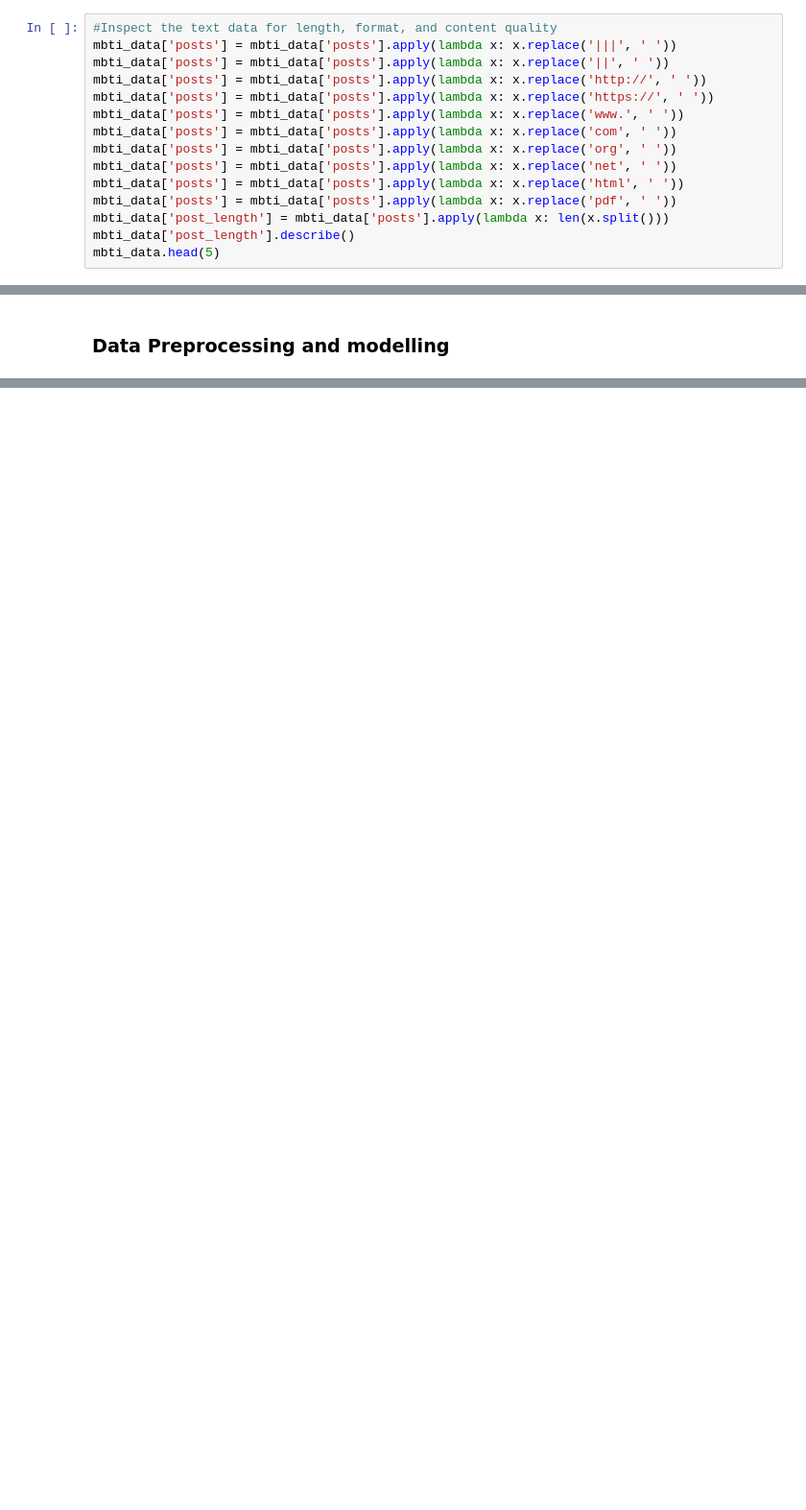
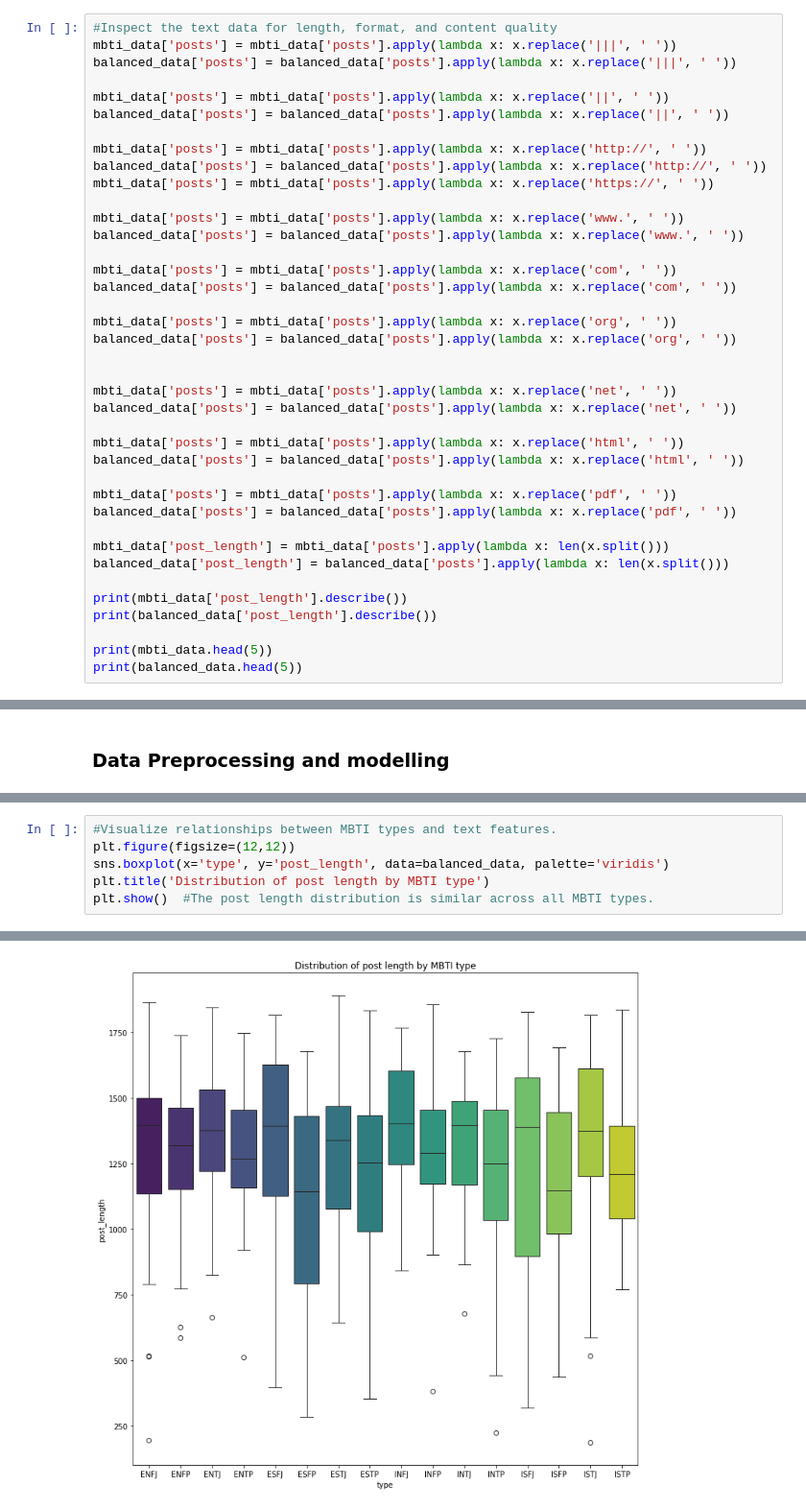
Before and after one commit to wambuiGicheha/MBTI, a Jupyter notebook: index.ipynb, the cells around one changed output, grey strips where cells are left out. Shown at 96% size. Drawn from its saved outputs; the diff is of its cells as text; blank space fills up the shorter version.

```diff
--- a/index.ipynb
+++ b/index.ipynb
@@ -81,16 +106,40 @@ The type feature is the target feature that will be one hot encoded for modellin
 # %%
 #Inspect the text data for length, format, and content quality
 mbti_data['posts'] = mbti_data['posts'].apply(lambda x: x.replace('|||', ' '))
+balanced_data['posts'] = balanced_data['posts'].apply(lambda x: x.replace('|||', ' '))
+
 mbti_data['posts'] = mbti_data['posts'].apply(lambda x: x.replace('||', ' '))
+balanced_data['posts'] = balanced_data['posts'].apply(lambda x: x.replace('||', ' '))
+
 mbti_data['posts'] = mbti_data['posts'].apply(lambda x: x.replace('http://', ' '))
+balanced_data['posts'] = balanced_data['posts'].apply(lambda x: x.replace('http://', ' '))
 mbti_data['posts'] = mbti_data['posts'].apply(lambda x: x.replace('https://', ' '))
+
 mbti_data['posts'] = mbti_data['posts'].apply(lambda x: x.replace('www.', ' '))
+balanced_data['posts'] = balanced_data['posts'].apply(lambda x: x.replace('www.', ' '))
+
 mbti_data['posts'] = mbti_data['posts'].apply(lambda x: x.replace('com', ' '))
+balanced_data['posts'] = balanced_data['posts'].apply(lambda x: x.replace('com', ' '))
+
 mbti_data['posts'] = mbti_data['posts'].apply(lambda x: x.replace('org', ' '))
+balanced_data['posts'] = balanced_data['posts'].apply(lambda x: x.replace('org', ' '))
+
+
 mbti_data['posts'] = mbti_data['posts'].apply(lambda x: x.replace('net', ' '))
+balanced_data['posts'] = balanced_data['posts'].apply(lambda x: x.replace('net', ' '))
+
 mbti_data['posts'] = mbti_data['posts'].apply(lambda x: x.replace('html', ' '))
+balanced_data['posts'] = balanced_data['posts'].apply(lambda x: x.replace('html', ' '))
+
 mbti_data['posts'] = mbti_data['posts'].apply(lambda x: x.replace('pdf', ' '))
+balanced_data['posts'] = balanced_data['posts'].apply(lambda x: x.replace('pdf', ' '))
+
 mbti_data['post_length'] = mbti_data['posts'].apply(lambda x: len(x.split()))
-mbti_data['post_length'].describe()
-mbti_data.head(5)
+balanced_data['post_length'] = balanced_data['posts'].apply(lambda x: len(x.split()))
+
+print(mbti_data['post_length'].describe())
+print(balanced_data['post_length'].describe())
+
+print(mbti_data.head(5))
+print(balanced_data.head(5))
 # %% [output]
@@ -115,0 +202,7 @@ Passing `palette` without assigning `hue` is deprecated and will be removed in v
+# %%
+#Visualize relationships between MBTI types and text features.
+plt.figure(figsize=(12,12))
+sns.boxplot(x='type', y='post_length', data=balanced_data, palette='viridis')
+plt.title('Distribution of post length by MBTI type')
+plt.show()  #The post length distribution is similar across all MBTI types.
+# %% [output]
@@ -115,0 +212 @@ Passing `palette` without assigning `hue` is deprecated and will be removed in v
+[figure, added]
```
Also changed, not shown: parts of 7 cells of this notebook.
